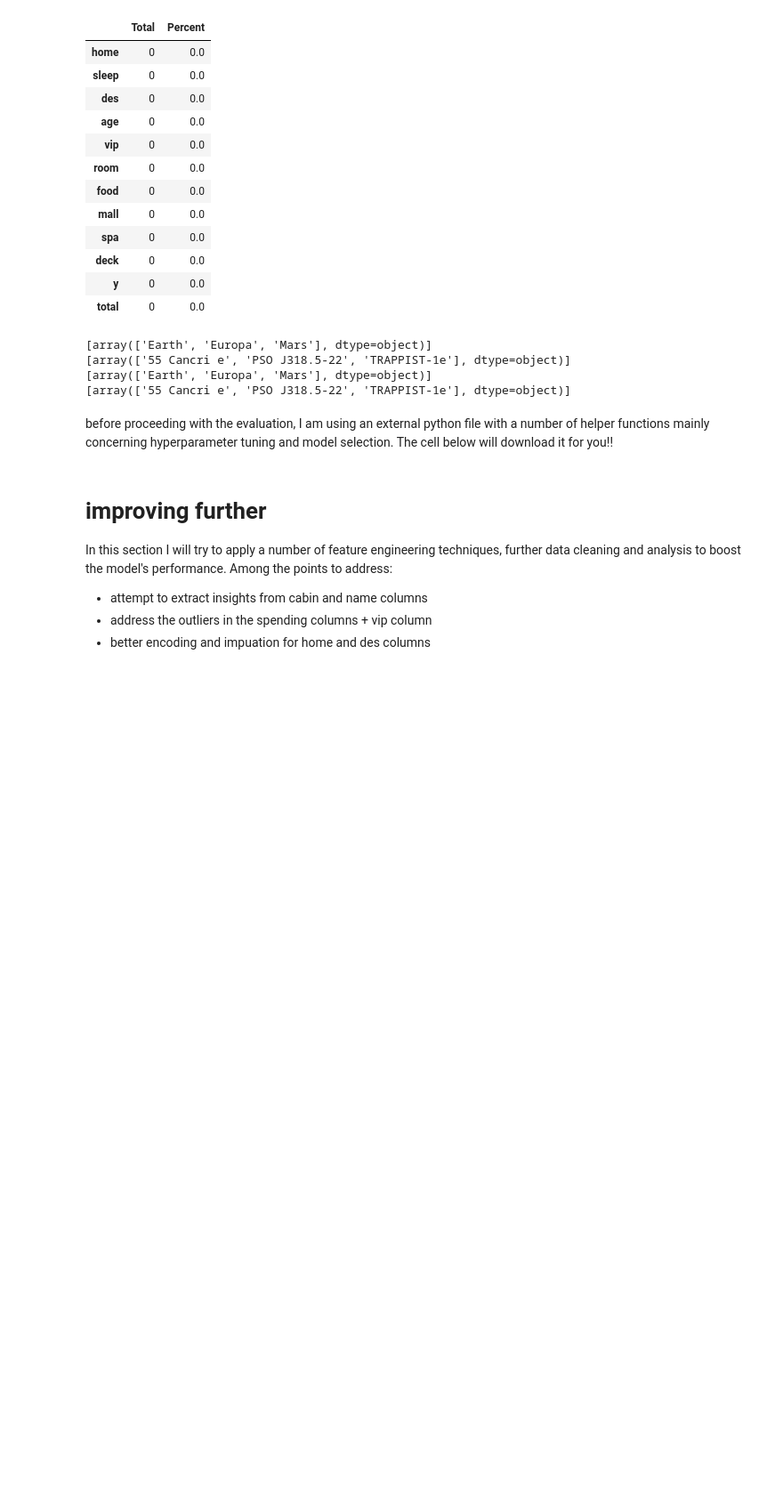
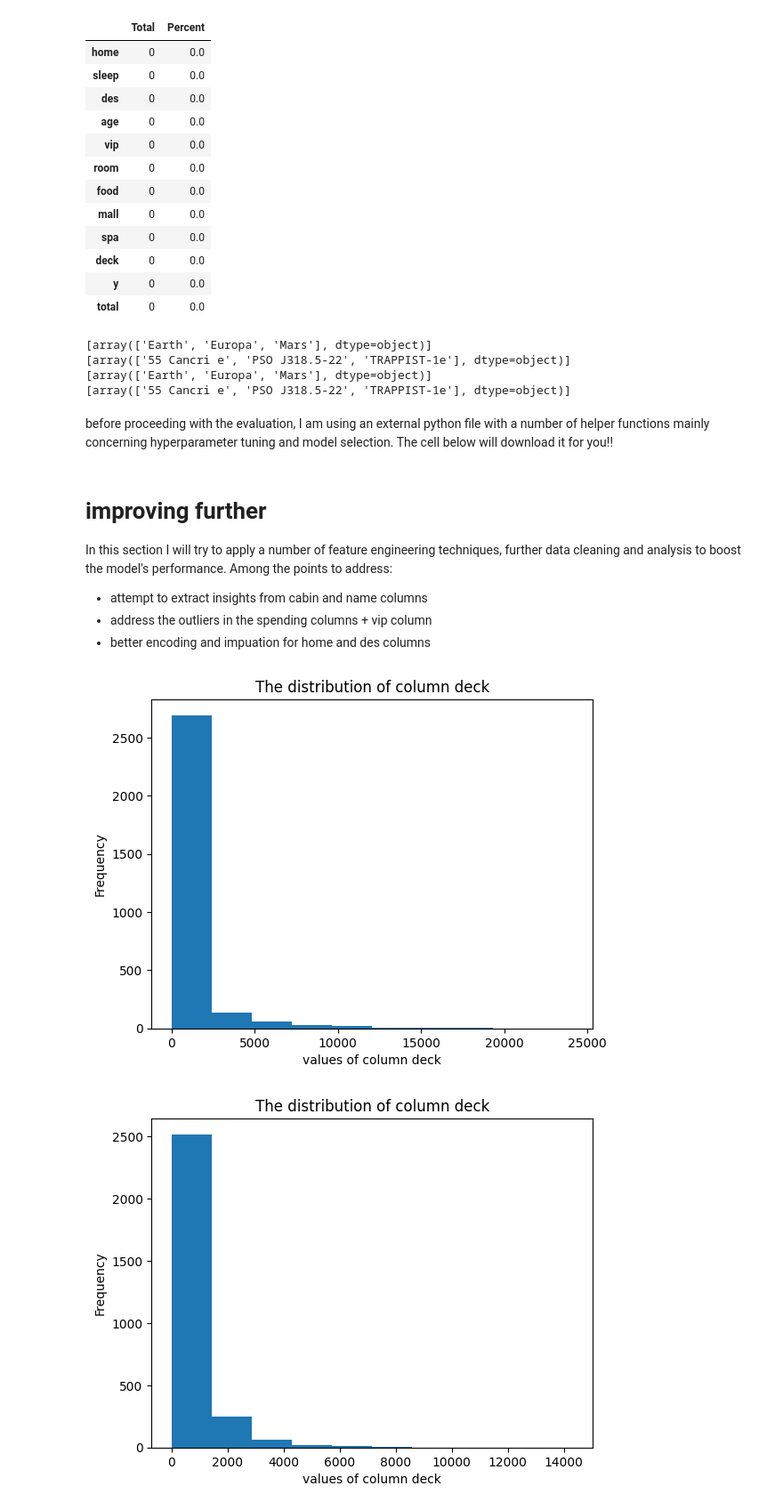
Before and after one commit to ayhem18/My_Kaggle_Repo, a Jupyter notebook: Competitions/SpaceshipTitanic/SST_1.ipynb, the cells around one changed output. Shown at 89% size. Cells and saved outputs as stored; diff of their text form; code cells hidden in the pictures; blank space fills up the shorter version.

```diff
--- a/Competitions/SpaceshipTitanic/SST_1.ipynb
+++ b/Competitions/SpaceshipTitanic/SST_1.ipynb
@@ -543,9 +543,12 @@ df, df_test = apply_functions(df, df_test, impute_total_sleep)
 # %%
 # the distribution of all spending columns are highly skewed. This should be addressed using log and bcox transformations
 from scipy.stats import boxcox
 # let's consider the non-sleeping customers
 for c in spending_cols[:-1]:
-    g = df[df[c] != 0].plot(kind='hist')
+    g = df[df[c] != 0][c].plot(kind='hist')
     g.set(xlabel=f"values of column {n}", ylabel="Frequency")
     g.set_title(f'The distribution of column {n}')
     plt.show()
+# %% [output]
+[figure, added]
+[figure, added]
```
Also changed, not shown: parts of 3 cells of this notebook, 6 other files.
